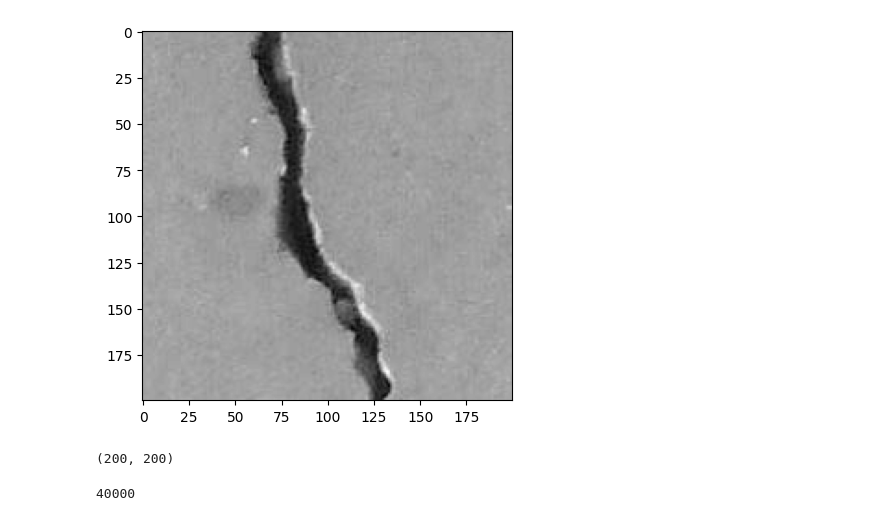
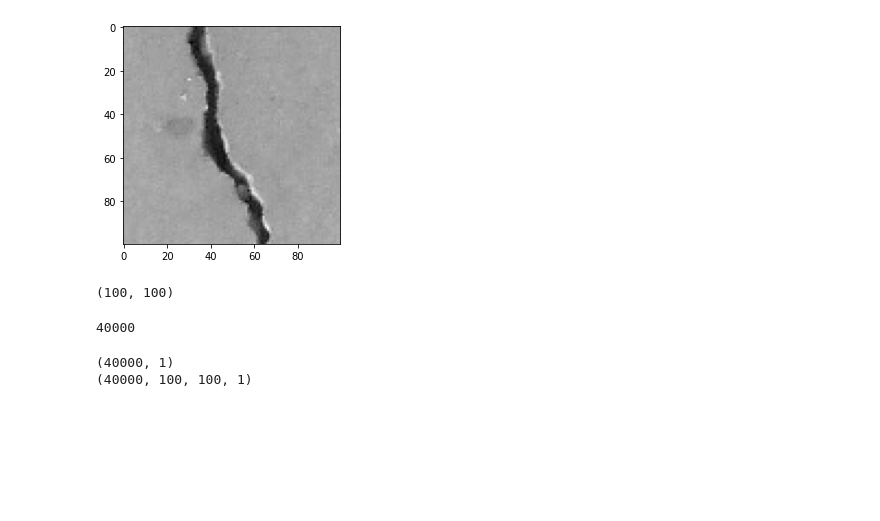
Before and after one commit to AhmedElnagarCode/Surface-Crack-Detection, a Jupyter notebook: CV.ipynb, the cells around one changed output. Cells and saved outputs as stored; diff of their text form; code cells hidden in the pictures; blank space fills up the shorter version.

```diff
--- a/CV.ipynb
+++ b/CV.ipynb
@@ -4,24 +4,24 @@ import matplotlib.pyplot as plt
 import os
 import cv2
 # %%
-datadir = "D:\Downloads\Surface crack detection"
+datadir = r"C:\Users\aelnagar\Downloads\Surface-Crack-Detection-main"
 categories = ["positive", "negative"]
-img_size = 200
+img_size = 100
 for category in categories:
     path = os.path.join(datadir,category) #path
     for img in os.listdir(path):
         img_array = cv2.imread(os.path.join(path,img), cv2.IMREAD_GRAYSCALE)
         new_array = cv2.resize(img_array, (img_size,img_size))
         plt.imshow(new_array, cmap="gray")
         plt.show()
         break
     break
 # %% [output]
-[figure, old version]
+[figure, new version]
 # %%
 print(new_array.shape)
 # %% [output]
-(200, 200)
+(100, 100)
 # %%
 training_data = []
 
@@ -68,6 +68,10 @@ X = np.array(X/255.0)
 y = np.array(y).reshape(-1,1)
 y = np.array(y)
 print(y.shape)
+print(X.shape)
+# %% [output]
+(40000, 1)
+(40000, 100, 100, 1)
 # %%
 model = Sequential()
 
```
Also changed, not shown: parts of 6 cells of this notebook.
